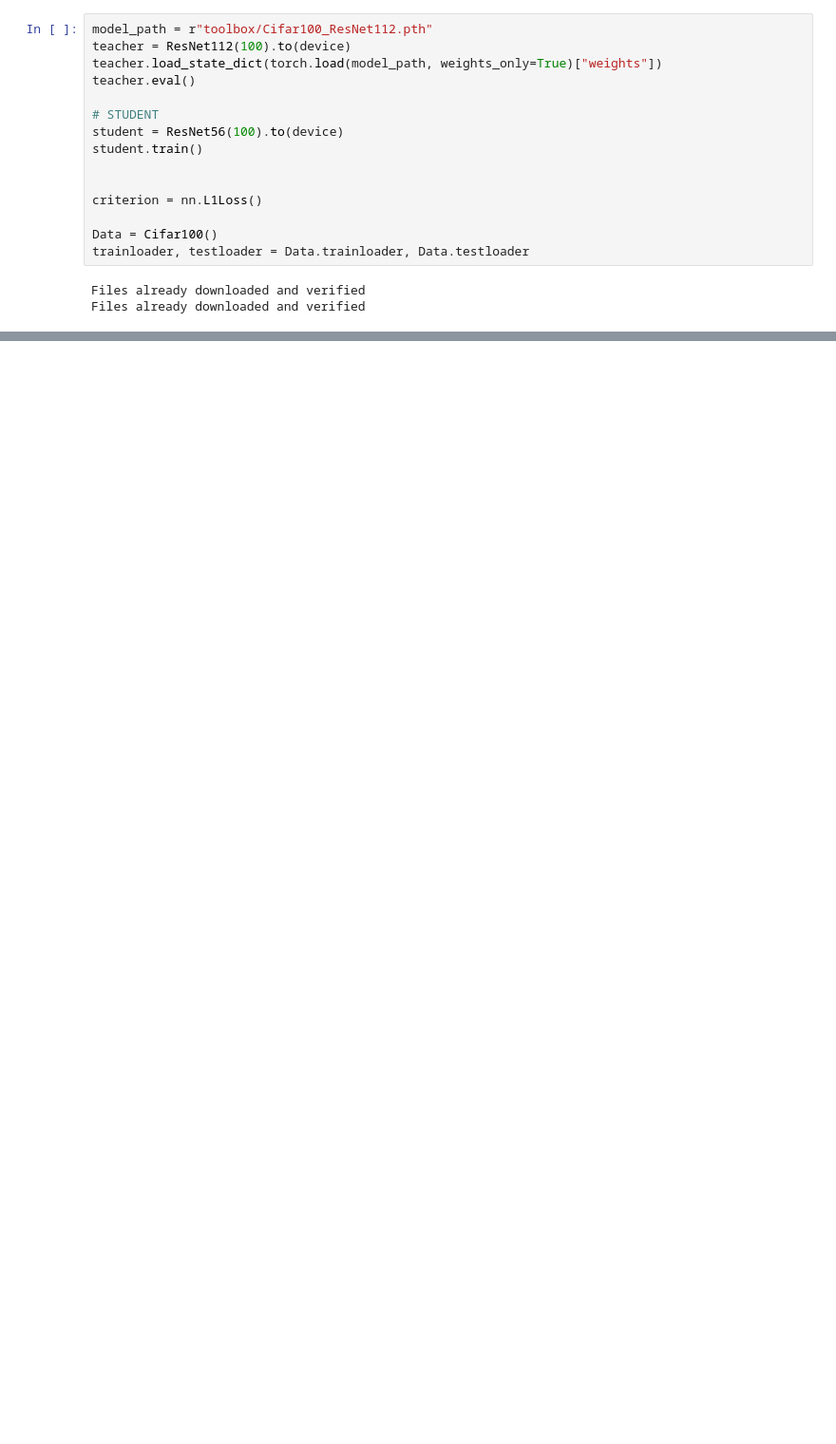
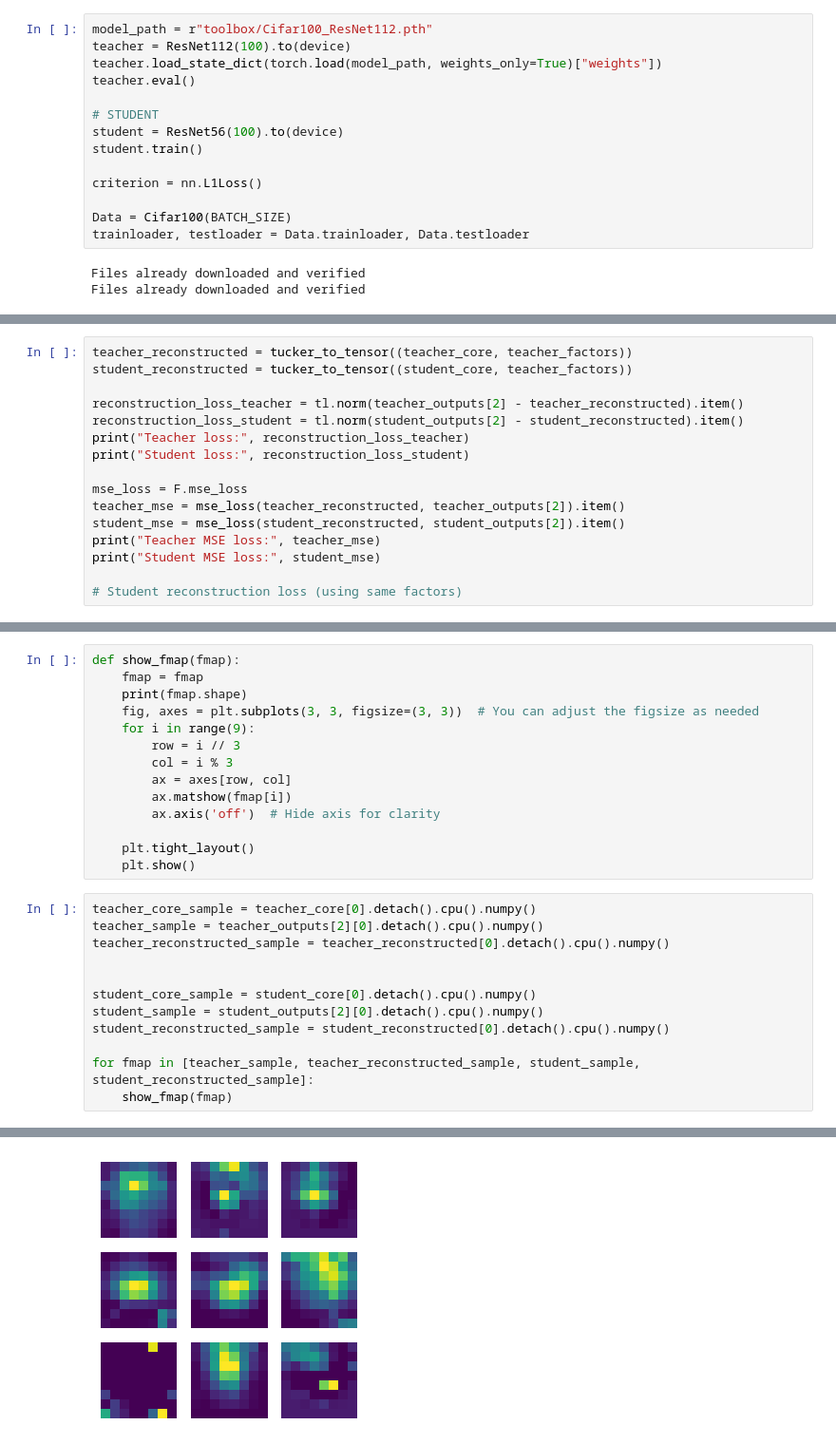
Before and after one commit to ignatiusmf/tucker-distillation, a Jupyter notebook: analyzer_2.ipynb, the cells around one changed output, grey strips where cells are left out. Shown at 95% size. Cells and saved outputs as stored; diff of their text form; blank space fills up the shorter version.

```diff
--- a/analyzer_2.ipynb
+++ b/analyzer_2.ipynb
@@ -27,10 +23,9 @@ teacher.eval()
 student = ResNet56(100).to(device)
 student.train()
 
-
 criterion = nn.L1Loss()
 
-Data = Cifar100()
+Data = Cifar100(BATCH_SIZE)
 trainloader, testloader = Data.trainloader, Data.testloader
 # %% [output]
 Files already downloaded and verified
@@ -72,0 +52,16 @@ tensor(2.4207, device='cuda:0', grad_fn=<MulBackward0>)
+# %%
+teacher_reconstructed = tucker_to_tensor((teacher_core, teacher_factors))
+student_reconstructed = tucker_to_tensor((student_core, teacher_factors))
+
+reconstruction_loss_teacher = tl.norm(teacher_outputs[2] - teacher_reconstructed).item()
+reconstruction_loss_student = tl.norm(student_outputs[2] - student_reconstructed).item()
+print("Teacher loss:", reconstruction_loss_teacher)
+print("Student loss:", reconstruction_loss_student)
+
+mse_loss = F.mse_loss
+teacher_mse = mse_loss(teacher_reconstructed, teacher_outputs[2]).item()
+student_mse = mse_loss(student_reconstructed, student_outputs[2]).item()
+print("Teacher MSE loss:", teacher_mse)
+print("Student MSE loss:", student_mse)
+
+# Student reconstruction loss (using same factors)
@@ -72,0 +73,27 @@ tensor(2.4207, device='cuda:0', grad_fn=<MulBackward0>)
+# %%
+def show_fmap(fmap):
+    fmap = fmap
+    print(fmap.shape)
+    fig, axes = plt.subplots(3, 3, figsize=(3, 3))  # You can adjust the figsize as needed
+    for i in range(9):
+        row = i // 3
+        col = i % 3
+        ax = axes[row, col]
+        ax.matshow(fmap[i])
+        ax.axis('off')  # Hide axis for clarity
+
+    plt.tight_layout()
+    plt.show()
+# %%
+teacher_core_sample = teacher_core[0].detach().cpu().numpy()
+teacher_sample = teacher_outputs[2][0].detach().cpu().numpy()
+teacher_reconstructed_sample = teacher_reconstructed[0].detach().cpu().numpy()
+
+
+student_core_sample = student_core[0].detach().cpu().numpy()
+student_sample = student_outputs[2][0].detach().cpu().numpy()
+student_reconstructed_sample = student_reconstructed[0].detach().cpu().numpy()
+
+for fmap in [teacher_sample, teacher_reconstructed_sample, student_sample, student_reconstructed_sample]:
+    show_fmap(fmap)
+# %% [output]
@@ -72,0 +101 @@ tensor(2.4207, device='cuda:0', grad_fn=<MulBackward0>)
+[figure, added]
```
Also changed, not shown: parts of 14 cells of this notebook, 8 other files.
